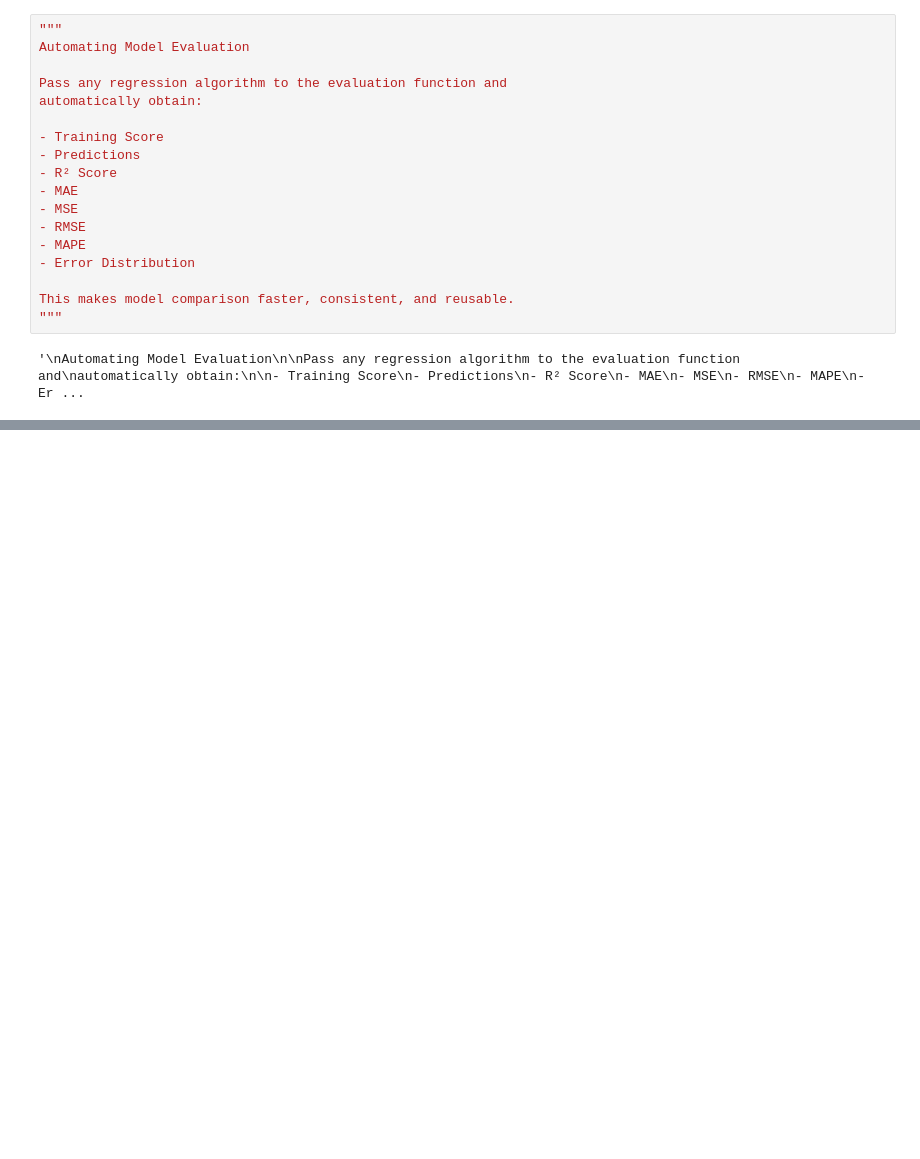
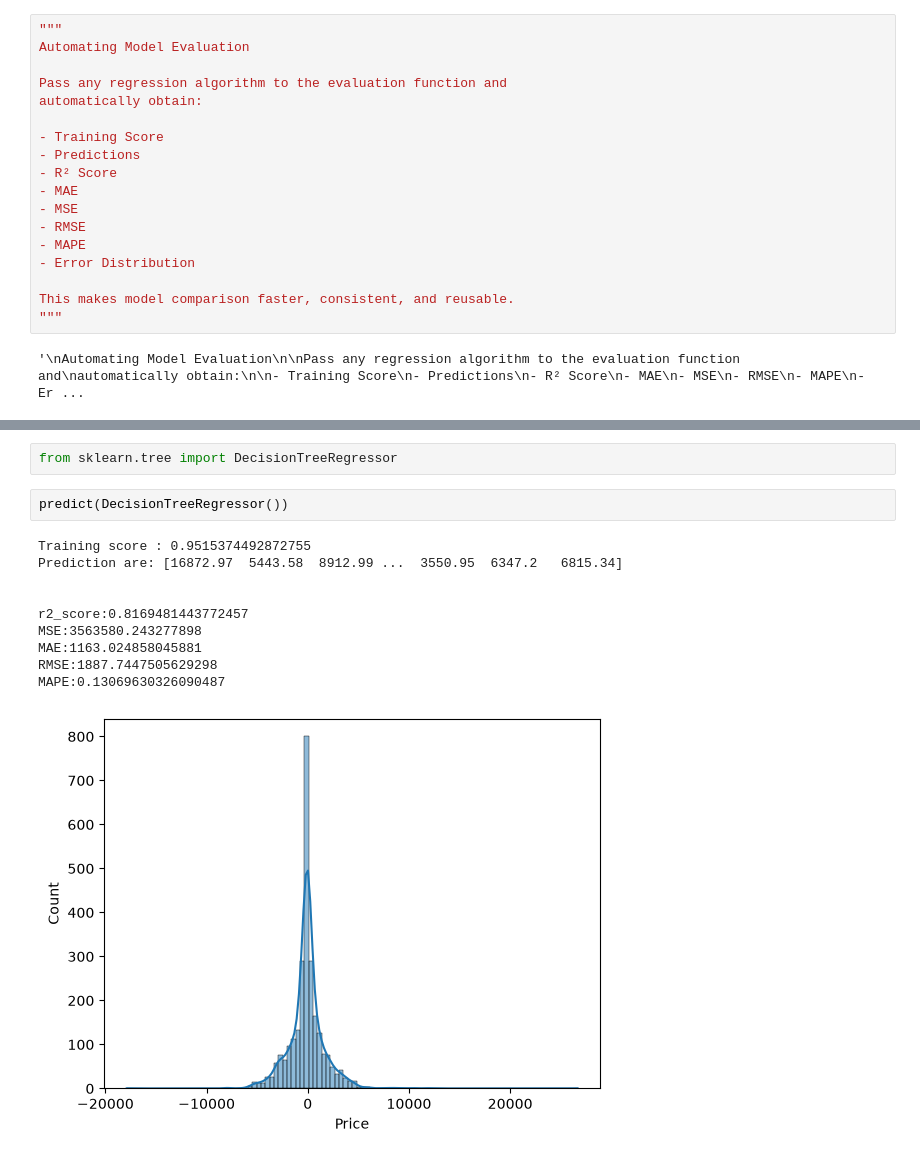
Before and after one commit to CyberWol-12/Airline-Fare-Prediction, a Jupyter notebook: flight_prediction.ipynb, the cells around one changed output, grey strips where cells are left out. Saved outputs shown, nothing was run; the diff lists cells and outputs as text; blank space fills up the shorter version.

Commit message:
decisiontreeregression

```diff
--- a/flight_prediction.ipynb
+++ b/flight_prediction.ipynb
@@ -1652,0 +1695,15 @@ This makes model comparison faster, consistent, and reusable.
+# %%
+from sklearn.tree import DecisionTreeRegressor
+# %%
+predict(DecisionTreeRegressor())
+# %% [output]
+Training score : 0.9515374492872755
+Prediction are: [16872.97  5443.58  8912.99 ...  3550.95  6347.2   6815.34]
+
+
+r2_score:0.8169481443772457
+MSE:3563580.243277898
+MAE:1163.024858045881
+RMSE:1887.7447505629298
+MAPE:0.13069630326090487
+[figure, added]
```
Also changed, not shown: parts of 4 cells of this notebook.
